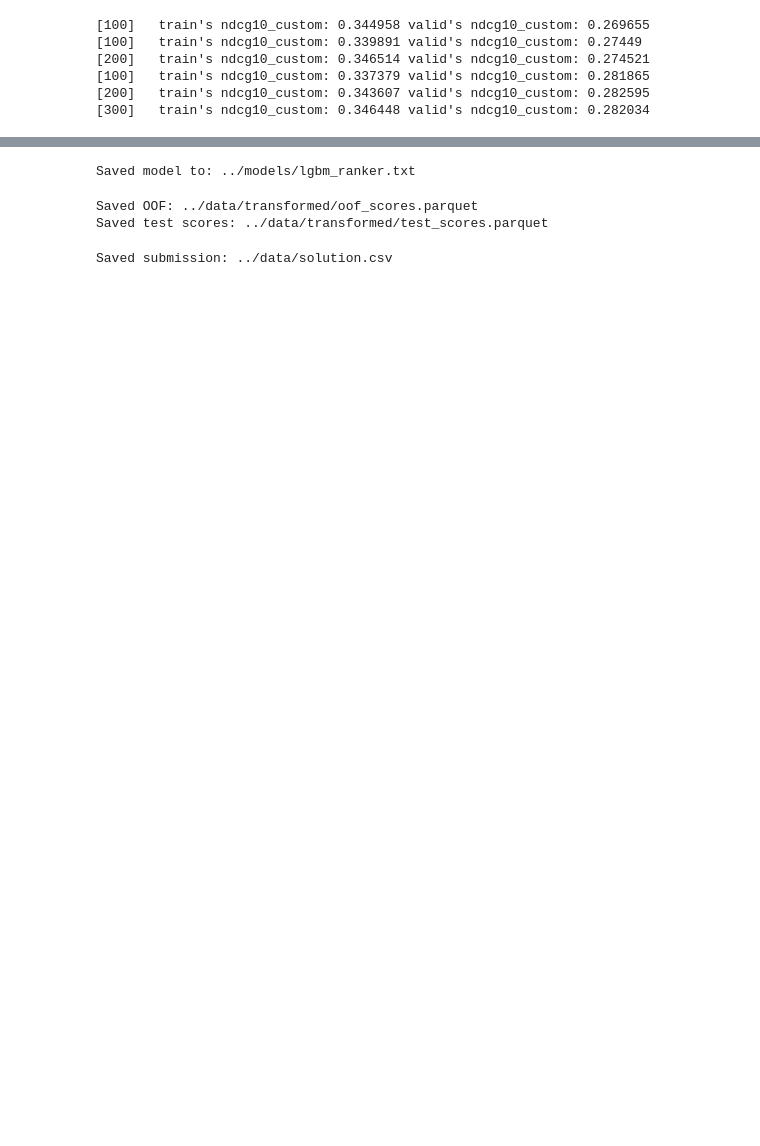
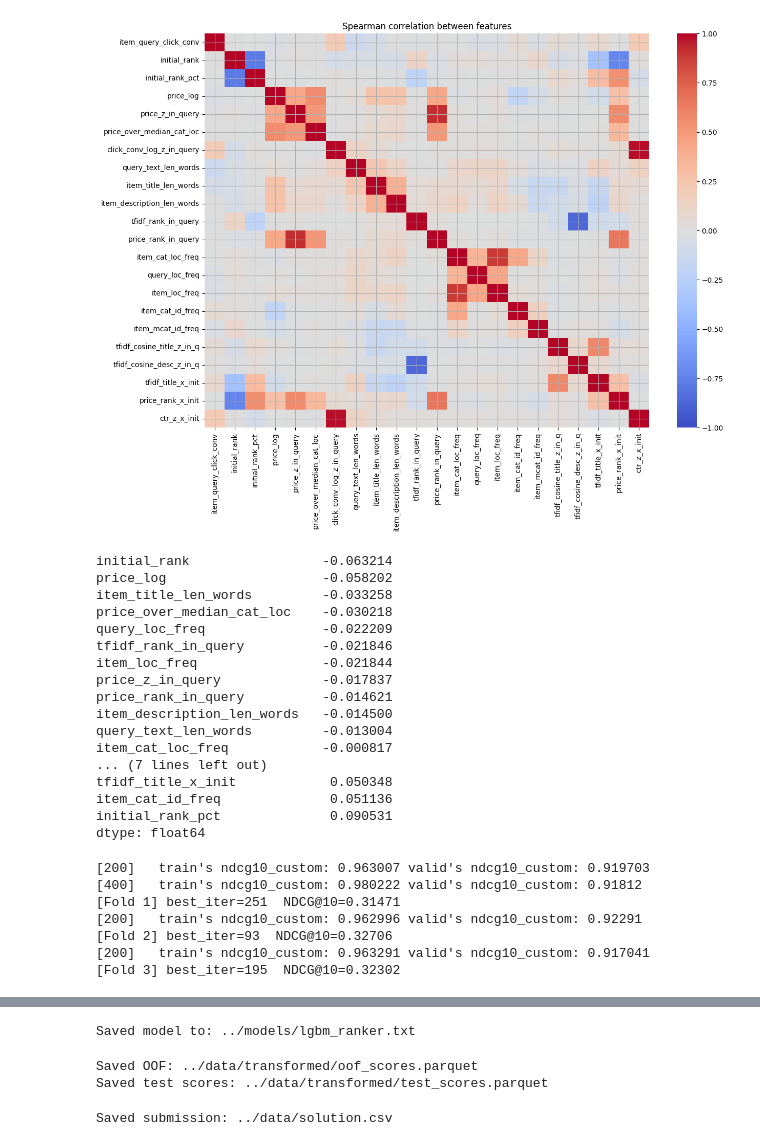
Before and after one commit to Syrenny/avito-search-reranker, a Jupyter notebook: notebooks/train_lgbm.ipynb, the cells around one changed output, grey strips where cells are left out. Cells and saved outputs as stored; diff of their text form; code cells hidden in the pictures; blank space fills up the shorter version.

```diff
--- a/notebooks/train_lgbm.ipynb
+++ b/notebooks/train_lgbm.ipynb
@@ -91,3 +148,42 @@ n_features: 20
+# %%
+import seaborn as sns
+import matplotlib.pyplot as plt
+
+# только числовые колонки
+num_cols = train[FEATURE_COLS].select_dtypes(include=["number"]).columns
+
+# корреляция признаков между собой (Spearman чаще осмысленнее для фичей)
+corr = train[num_cols].corr(method="spearman")
+
+plt.figure(figsize=(14, 10))
+sns.heatmap(corr, cmap="coolwarm", center=0, vmin=-1, vmax=1)
+plt.title("Spearman correlation between features")
+plt.show()
+
+# корреляция с таргетом
+corr_target = (
+    train[num_cols].corrwith(train[TARGET_COL], method="spearman").sort_values()
+)
+print(corr_target)
+# %% [output]
+[figure, added]
+initial_rank                 -0.063214
+price_log                    -0.058202
+item_title_len_words         -0.033258
+price_over_median_cat_loc    -0.030218
+query_loc_freq               -0.022209
+tfidf_rank_in_query          -0.021846
+item_loc_freq                -0.021844
+price_z_in_query             -0.017837
+price_rank_in_query          -0.014621
+item_description_len_words   -0.014500
+query_text_len_words         -0.013004
+item_cat_loc_freq            -0.000817
+... (7 lines left out)
+tfidf_title_x_init            0.050348
+item_cat_id_freq              0.051136
+initial_rank_pct              0.090531
+dtype: float64
 # %%
 def calc_dcg_at_k(v: np.ndarray, k: int = 10) -> float:
     w = 0.97 ** np.arange(len(v))
@@ -150,7 +267,7 @@ params = {
     "metric": "None",
     "eval_at": [10],
     "learning_rate": 0.05,
-    "num_leaves": 127,
+    "num_leaves": 63,
     "max_depth": -1,
     "min_data_in_leaf": 100,
     "min_gain_to_split": 0.0,
@@ -161,7 +278,10 @@ params = {
     "lambda_l1": 0.0,
     "max_bin": 127,
     "verbosity": -1,
-    "random_state": RANDOM_STATE,
+    "seed": RANDOM_STATE,
+    "feature_fraction_seed": RANDOM_STATE,
+    "bagging_seed": RANDOM_STATE,
+    "data_random_seed": RANDOM_STATE,
     "deterministic": True,
     "force_row_wise": True,
 }
@@ -187,12 +307,12 @@ for fold, (tr_idx, va_idx) in enumerate(gkf.split(X, y, groups), 1):
     booster = lgb.train(
         params,
         lgb_tr,
-        num_boost_round=5000,
+        num_boost_round=10_000,
         valid_sets=[lgb_tr, lgb_va],
         valid_names=["train", "valid"],
         callbacks=[
-            lgb.early_stopping(stopping_rounds=100, verbose=False),
-            lgb.log_evaluation(period=100),
+            lgb.early_stopping(stopping_rounds=200, verbose=False),
+            lgb.log_evaluation(period=200),
         ],
         feval=lgbm_ndcg10_custom,
     )
@@ -203,13 +323,16 @@ for fold, (tr_idx, va_idx) in enumerate(gkf.split(X, y, groups), 1):
     ndcg10 = ndcg_at_10_by_queries(y_va, pred_va, q_va, k=10)
     fold_scores.append(ndcg10)
     models.append(booster)
+
+    print(f"[Fold {fold}] best_iter={booster.best_iteration}  NDCG@10={ndcg10:.5f}")
 # %% [output]
-[100]   train's ndcg10_custom: 0.344958 valid's ndcg10_custom: 0.269655
-[100]   train's ndcg10_custom: 0.339891 valid's ndcg10_custom: 0.27449
-[200]   train's ndcg10_custom: 0.346514 valid's ndcg10_custom: 0.274521
-[100]   train's ndcg10_custom: 0.337379 valid's ndcg10_custom: 0.281865
-[200]   train's ndcg10_custom: 0.343607 valid's ndcg10_custom: 0.282595
-[300]   train's ndcg10_custom: 0.346448 valid's ndcg10_custom: 0.282034
+[200]   train's ndcg10_custom: 0.963007 valid's ndcg10_custom: 0.919703
+[400]   train's ndcg10_custom: 0.980222 valid's ndcg10_custom: 0.91812
+[Fold 1] best_iter=251  NDCG@10=0.31471
+[200]   train's ndcg10_custom: 0.962996 valid's ndcg10_custom: 0.92291
+[Fold 2] best_iter=93  NDCG@10=0.32706
+[200]   train's ndcg10_custom: 0.963291 valid's ndcg10_custom: 0.917041
+[Fold 3] best_iter=195  NDCG@10=0.32302
 # %%
 oof_ndcg10 = ndcg_at_10_by_queries(y_true=y, y_pred=oof_pred, qids=groups, k=10)
 print(f"OOF NDCG@10 (на всех фолдах): {oof_ndcg10:.5f}")
```
Also changed, not shown: parts of 7 cells of this notebook, 6 other files.
